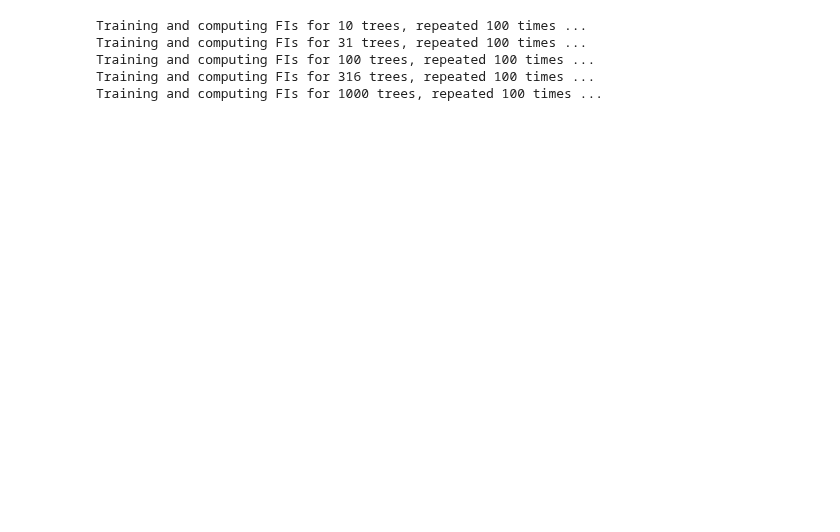
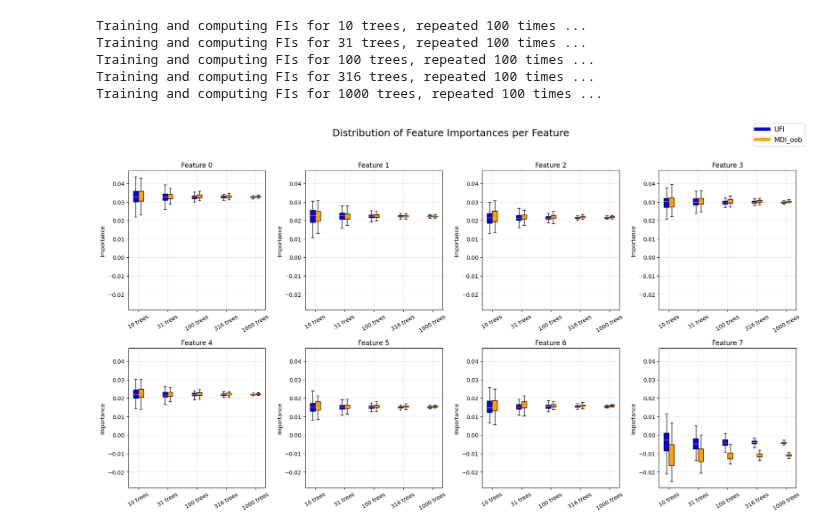
Before and after one commit to GaetandeCast/Internship, a Jupyter notebook: summary_examples/check_mdioob_ufi_cv.ipynb, the cells around one changed output. Drawn from its saved outputs; the diff is of its cells as text; code cells hidden in the pictures; blank space fills up the shorter version.

Commit message:
add boxplot evo and rand feat

```diff
--- a/summary_examples/check_mdioob_ufi_cv.ipynb
+++ b/summary_examples/check_mdioob_ufi_cv.ipynb
@@ -63,4 +82,82 @@ Training and computing FIs for 31 trees, repeated 100 times ...
 Training and computing FIs for 100 trees, repeated 100 times ...
 Training and computing FIs for 316 trees, repeated 100 times ...
 Training and computing FIs for 1000 trees, repeated 100 times ...
+# %%
+# Colors for the two methods
+colors = {"UFI": "blue", "MDI_oob": "orange"}
+
+ncols = 4
+nrows = int(np.ceil(n_features / ncols))
+
+fig, axes = plt.subplots(
+    nrows=nrows, ncols=ncols, figsize=(18, 10), sharey=True
+)
+axes = axes.flatten()
+
+width = 0.35  # spacing between UFI and MDI_oob boxes
+
+for f_idx in range(n_features):
+    ax = axes[f_idx]
+    positions = []
+    data = []
+    colors_list = []
+    labels = []
+
+    for i, n_estimators in enumerate(n_estimators_list):
+        # Base position for this n_estimators
+        base_pos = i * 2  # keeps groups separated
+        # Values
+        ufi_vals = repeated_results_ufi[i, f_idx, :]
+        mdi_vals = repeated_results_mdi_oob[i, f_idx, :]
+
+        # Append UFI box
+        positions.append(base_pos - width/2)
+        data.append(ufi_vals)
+        colors_list.append(colors["UFI"])
+        labels.append(f"{n_estimators} trees")
+
+        # Append MDI_oob box
+        positions.append(base_pos + width/2)
+        data.append(mdi_vals)
+        colors_list.append(colors["MDI_oob"])
+        labels.append(f"{n_estimators} trees")
+
+    # Create the boxplot
+    bp = ax.boxplot(
+        data,
+        positions=positions,
+        widths=width,
+        patch_artist=True,
+        showfliers=False,
+    )
+
+    # Color boxes
+    for patch, c in zip(bp["boxes"], colors_list):
+        patch.set_facecolor(c)
+
+    # Adjust x-axis
+    ax.set_xticks([i * 2 for i in range(len(n_estimators_list))])
+    ax.set_xticklabels([f"{n} trees" for n in n_estimators_list], rotation=30)
+
+    ax.set_title(f"Feature {f_idx}")
+    ax.set_ylabel("Importance")
+    ax.tick_params(labelleft=True)
+    ax.grid(True, alpha=0.3)
+
+# Remove unused axes
+for j in range(f_idx + 1, len(axes)):
+    fig.delaxes(axes[j])
+
+# Global legend
+handles = [
+    plt.Line2D([0], [0], color=colors["UFI"], lw=6, label="UFI"),
+    plt.Line2D([0], [0], color=colors["MDI_oob"], lw=6, label="MDI_oob"),
+]
+fig.legend(handles=handles, loc="upper right", fontsize=12)
+
+fig.suptitle("Distribution of Feature Importances per Feature", fontsize=18)
+plt.tight_layout(rect=[0, 0, 1, 0.95])
+plt.show()
+# %% [output]
+[figure, added]
 # %%
```
Also changed, not shown: parts of 4 cells of this notebook.
